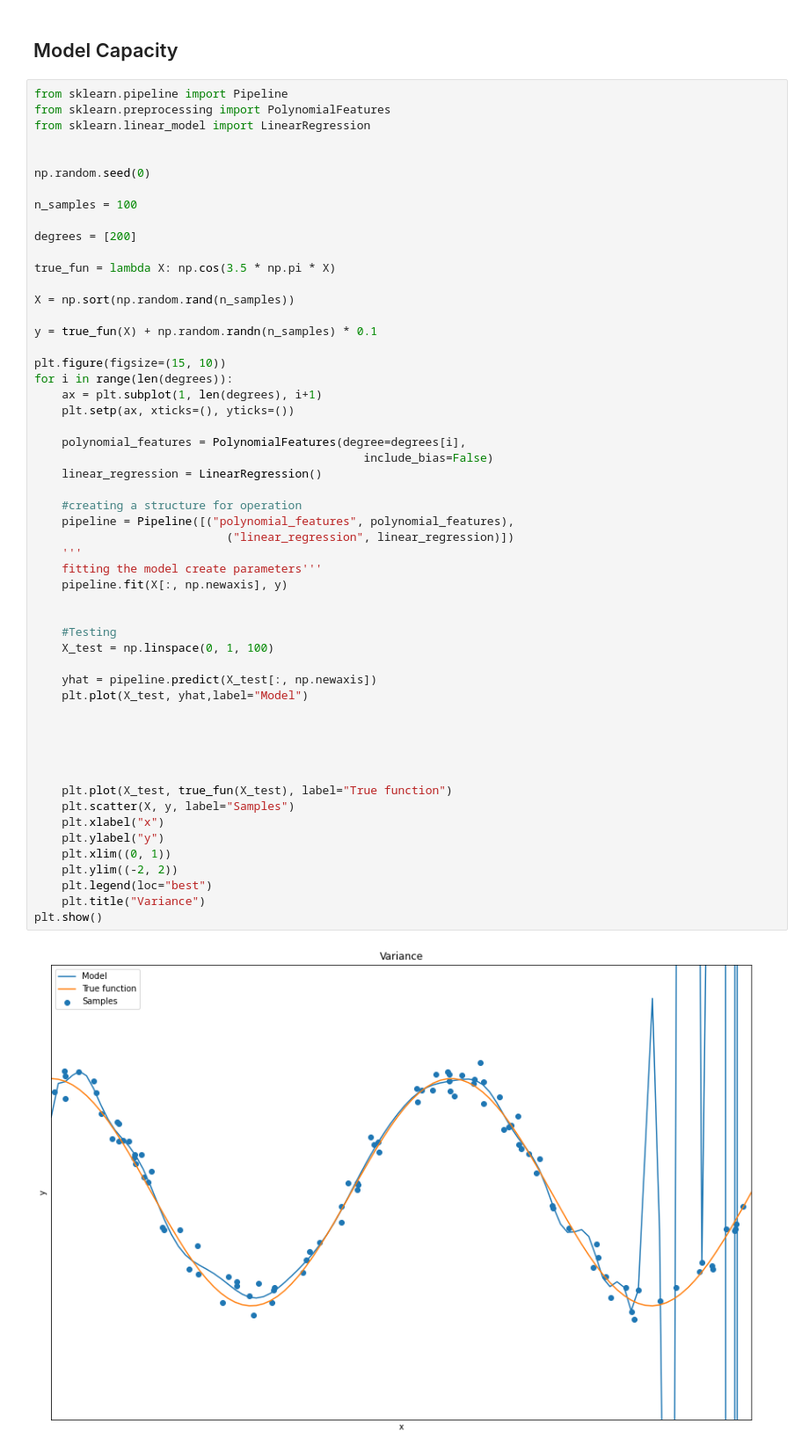
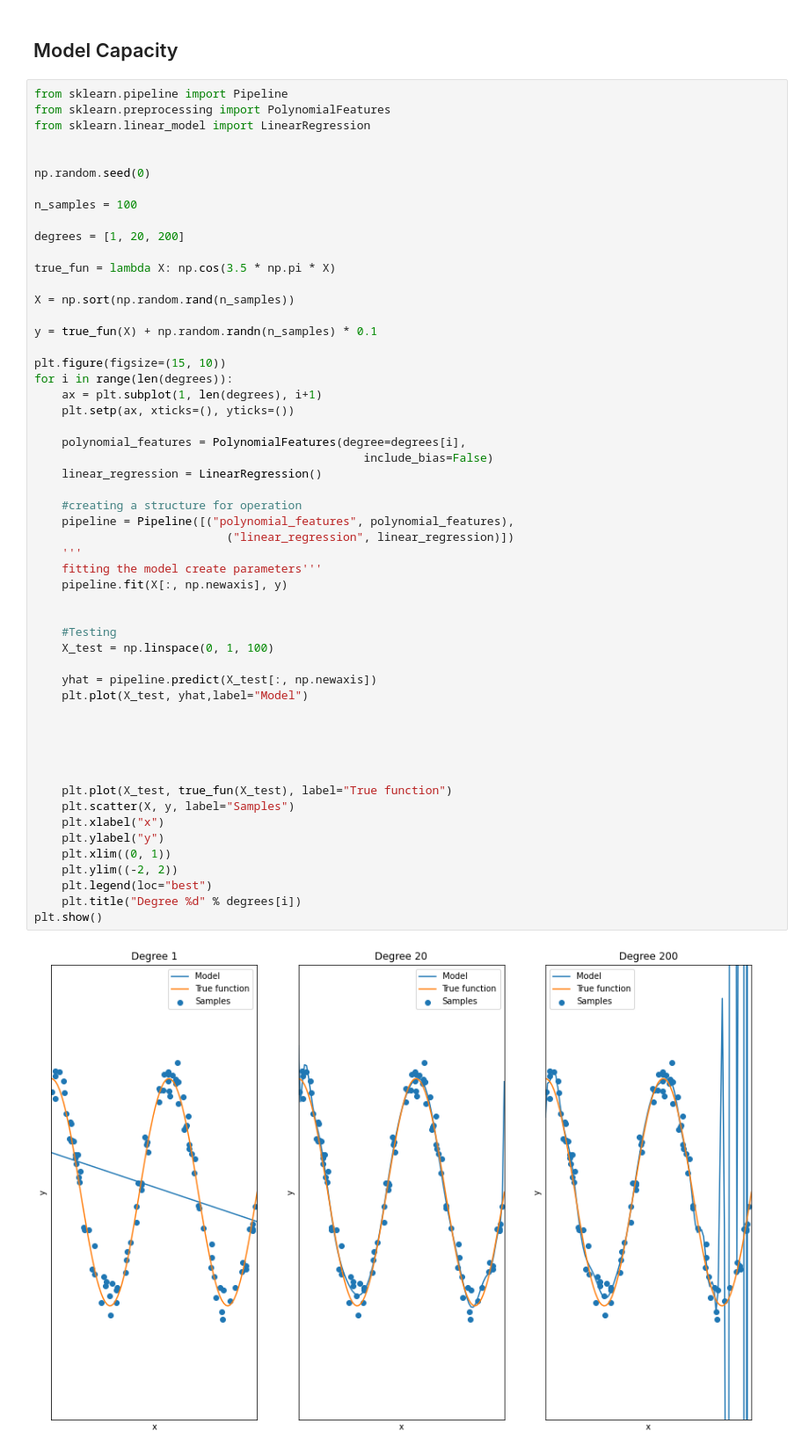
Before and after one commit to Nielspace/Netpuneai-Tutorials, a Jupyter notebook: Overfitting_Vs_Underfitting.ipynb, the cells around one changed output. Shown: that part at 88% size. Drawn from its saved outputs; the diff is of its cells as text.

```diff
--- a/Overfitting_Vs_Underfitting.ipynb
+++ b/Overfitting_Vs_Underfitting.ipynb
@@ -33,7 +33,7 @@ np.random.seed(0)
 
 n_samples = 100
 
-degrees = [200]
+degrees = [1, 20, 200]
 
 true_fun = lambda X: np.cos(3.5 * np.pi * X)
 
@@ -50,32 +50,32 @@ for i in range(len(degrees)):
                                                 include_bias=False)
     linear_regression = LinearRegression()
 
     #creating a structure for operation
     pipeline = Pipeline([("polynomial_features", polynomial_features),
                             ("linear_regression", linear_regression)])
     '''
     fitting the model create parameters'''
     pipeline.fit(X[:, np.newaxis], y)
 
 
     #Testing
     X_test = np.linspace(0, 1, 100)
 
     yhat = pipeline.predict(X_test[:, np.newaxis])
     plt.plot(X_test, yhat,label="Model")
 
 
 
 
 
     plt.plot(X_test, true_fun(X_test), label="True function")
     plt.scatter(X, y, label="Samples")
     plt.xlabel("x")
     plt.ylabel("y")
     plt.xlim((0, 1))
     plt.ylim((-2, 2))
     plt.legend(loc="best")
-    plt.title("Variance")
+    plt.title("Degree %d" % degrees[i])
 plt.show()
 # %% [output]
-[figure, old version]
+[figure, new version]
```
Also changed, not shown: parts of 18 cells of this notebook.
